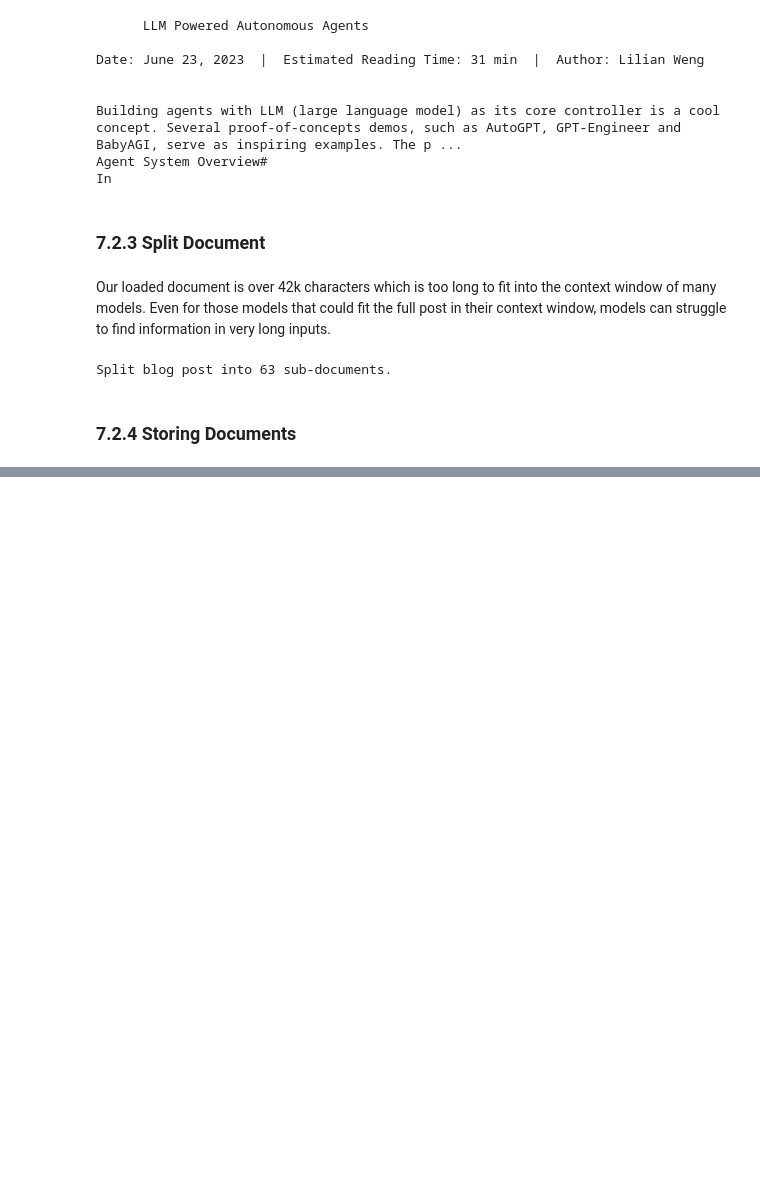
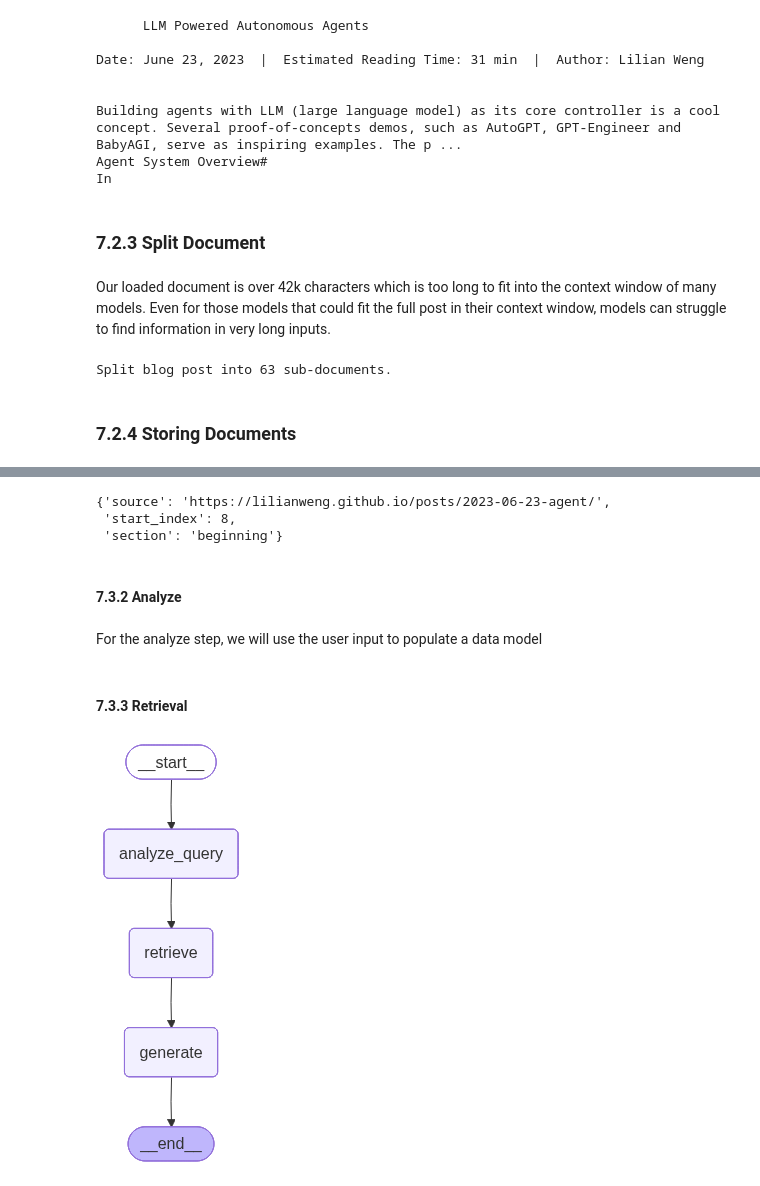
Before and after one commit to w-k-s/LangChain-Experiments, a Jupyter notebook: 7-Retrieval-Augmented-Generation.ipynb, the cells around one changed output, grey strips where cells are left out. Saved outputs shown, nothing was run; the diff lists cells and outputs as text; code cells hidden in the pictures; blank space fills up the shorter version.

```diff
--- a/7-Retrieval-Augmented-Generation.ipynb
+++ b/7-Retrieval-Augmented-Generation.ipynb
@@ -59,6 +57,10 @@ import os
 if not os.environ.get("OPENAI_API_KEY"):
   os.environ["OPENAI_API_KEY"] = getpass.getpass("Enter API key for OpenAI: ")
 
+from langchain.chat_models import init_chat_model
+
+llm = init_chat_model("gpt-4o-mini", model_provider="openai")
+
 from langchain_openai import OpenAIEmbeddings
 from langchain_core.vectorstores import InMemoryVectorStore
 
@@ -171,0 +259,26 @@ Your name is Bob! How can I assist you further?
+# %%
+total_documents = len(all_splits)
+third = total_documents // 3
+
+for i, document in enumerate(all_splits):
+    if i < third:
+        document.metadata["section"] = "beginning"
+    elif i < 2 * third:
+        document.metadata["section"] = "middle"
+    else:
+        document.metadata["section"] = "end"
+
+from langchain_core.vectorstores import InMemoryVectorStore
+
+vector_store = InMemoryVectorStore(embeddings)
+_ = vector_store.add_documents(all_splits)
+
+all_splits[0].metadata
+# %% [output]
+{'source': 'https://lilianweng.github.io/posts/2023-06-23-agent/',
+ 'start_index': 8,
+ 'section': 'beginning'}
+# %% [markdown]
+#### 7.3.2 Analyze
+# %% [markdown]
+For the analyze step, we will use the user input to populate a data model
@@ -171,0 +312,25 @@ Your name is Bob! How can I assist you further?
+# %% [markdown]
+#### 7.3.3 Retrieval
+# %%
+def retrieve(state: State):
+    query = state["query"]
+    retrieved_docs = vector_store.similarity_search(
+        query["query"],
+        filter=lambda doc: doc.metadata.get("section") == query["section"],
+    )
+    return {"context": retrieved_docs}
+
+def generate(state: State):
+    docs_content = "\n\n".join(doc.page_content for doc in state["context"])
+    messages = prompt.invoke({"question": state["question"], "context": docs_content})
+    response = llm.invoke(messages)
+    return {"answer": response.content}
+
+
+graph_builder = StateGraph(State).add_sequence([analyze_query, retrieve, generate])
+graph_builder.add_edge(START, "analyze_query")
+graph = graph_builder.compile()
+
+display(Image(graph.get_graph().draw_mermaid_png()))
+# %% [output]
+[figure, added]
```
Also changed, not shown: parts of 39 cells of this notebook, 2 other files.
